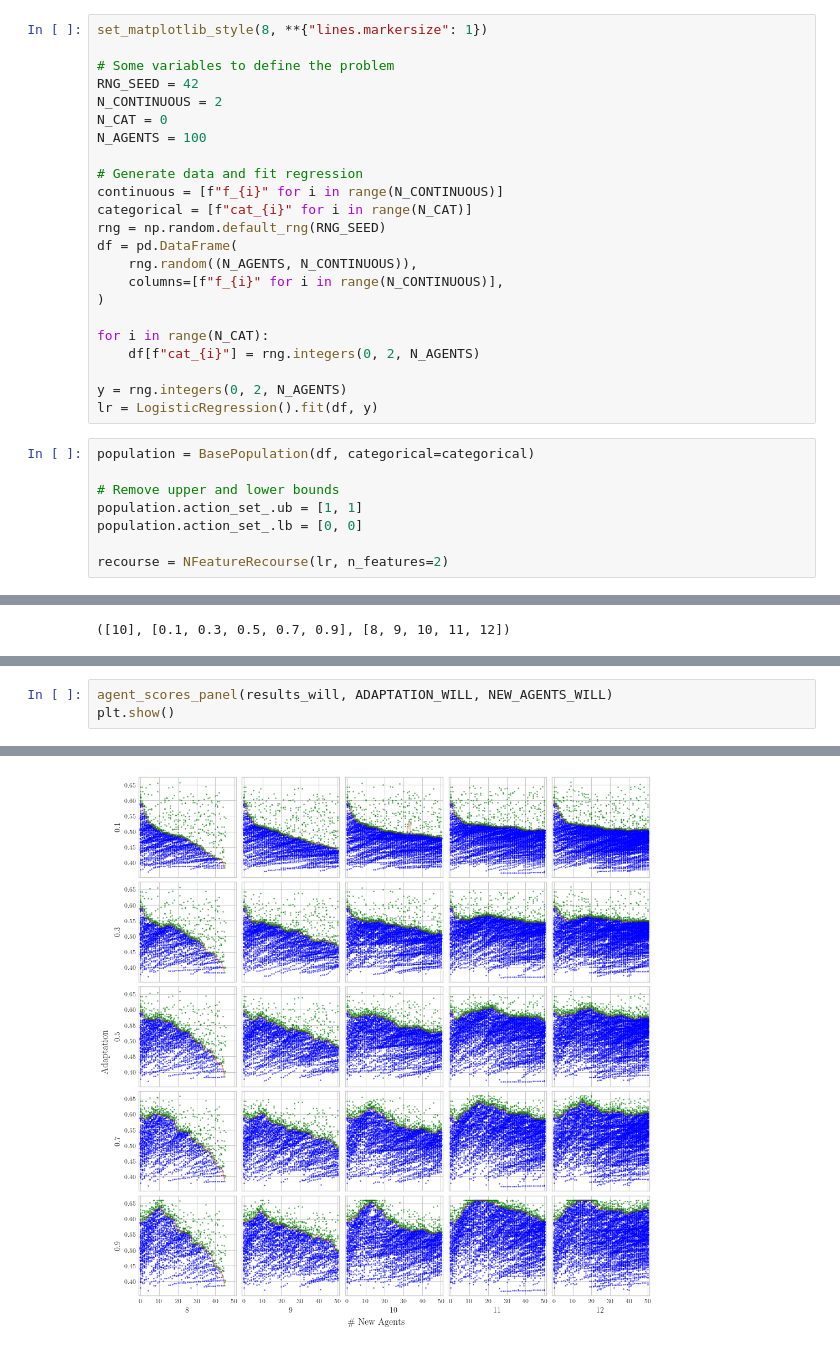
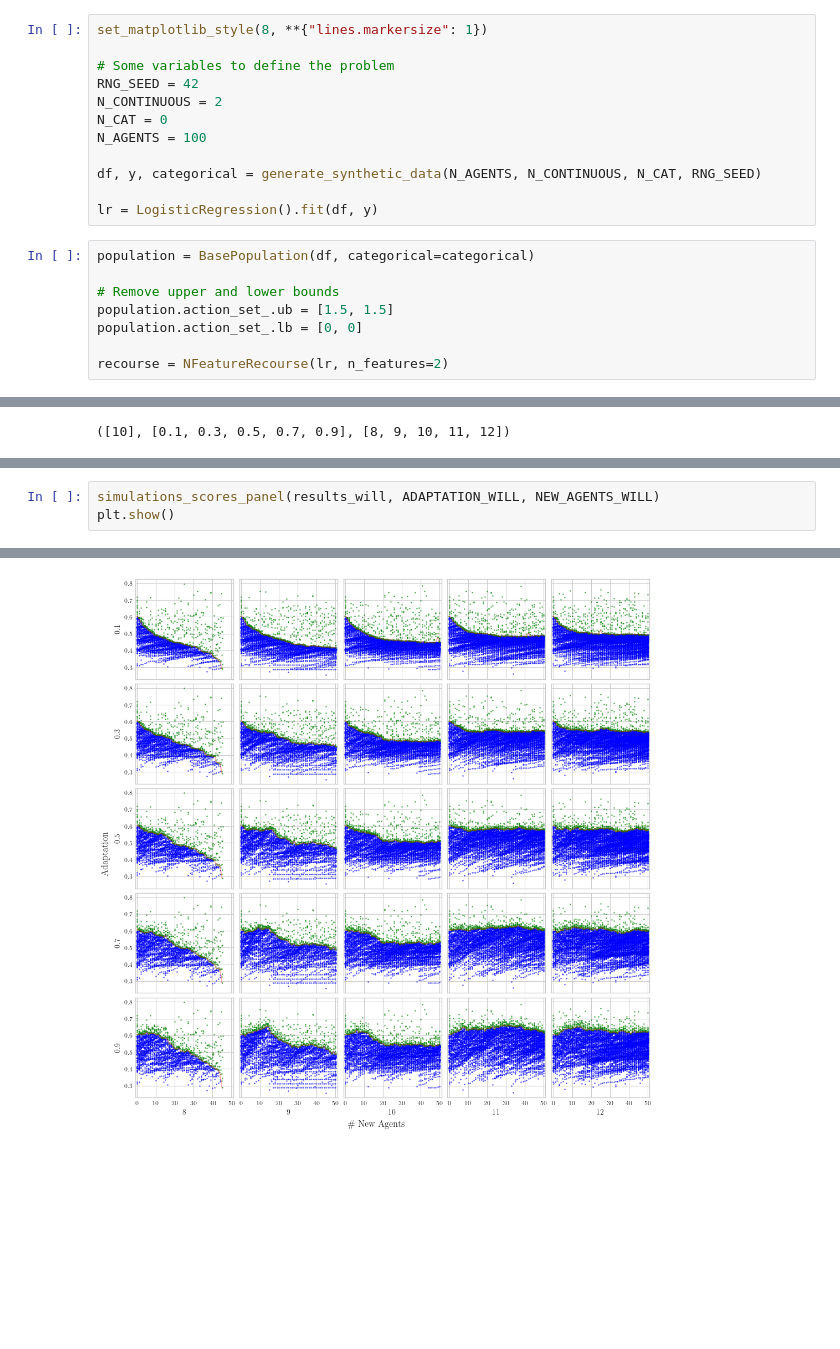
Before and after one commit to joaopfonseca/recourse-over-time, a Jupyter notebook: notebooks/2.0-meta-simulation.ipynb, the cells around one changed output, grey strips where cells are left out. Saved outputs shown, nothing was run; the diff lists cells and outputs as text; blank space fills up the shorter version.

```diff
--- a/notebooks/2.0-meta-simulation.ipynb
+++ b/notebooks/2.0-meta-simulation.ipynb
@@ -28,25 +39,14 @@ N_CONTINUOUS = 2
 N_CAT = 0
 N_AGENTS = 100
 
-# Generate data and fit regression
-continuous = [f"f_{i}" for i in range(N_CONTINUOUS)]
-categorical = [f"cat_{i}" for i in range(N_CAT)]
-rng = np.random.default_rng(RNG_SEED)
-df = pd.DataFrame(
-    rng.random((N_AGENTS, N_CONTINUOUS)),
-    columns=[f"f_{i}" for i in range(N_CONTINUOUS)],
-)
+df, y, categorical = generate_synthetic_data(N_AGENTS, N_CONTINUOUS, N_CAT, RNG_SEED)
 
-for i in range(N_CAT):
-    df[f"cat_{i}"] = rng.integers(0, 2, N_AGENTS)
-
-y = rng.integers(0, 2, N_AGENTS)
 lr = LogisticRegression().fit(df, y)
 # %%
 population = BasePopulation(df, categorical=categorical)
 
 # Remove upper and lower bounds
-population.action_set_.ub = [1, 1]
+population.action_set_.ub = [1.5, 1.5]
 population.action_set_.lb = [0, 0]
 
 recourse = NFeatureRecourse(lr, n_features=2)
@@ -276,11 +204,11 @@ results_will = parallel_loop(
 [interactive output not drawn]
 [interactive output not drawn]
 # %%
-agent_scores_panel(results_will, ADAPTATION_WILL, NEW_AGENTS_WILL)
+simulations_scores_panel(results_will, ADAPTATION_WILL, NEW_AGENTS_WILL)
 plt.show()
 # %% [output]
 [interactive output not drawn]
 [interactive output not drawn]
 [interactive output not drawn]
-[figure, old version]
+[figure, new version]
 # %%
```
Also changed, not shown: parts of 10 cells of this notebook, 4 other files.
